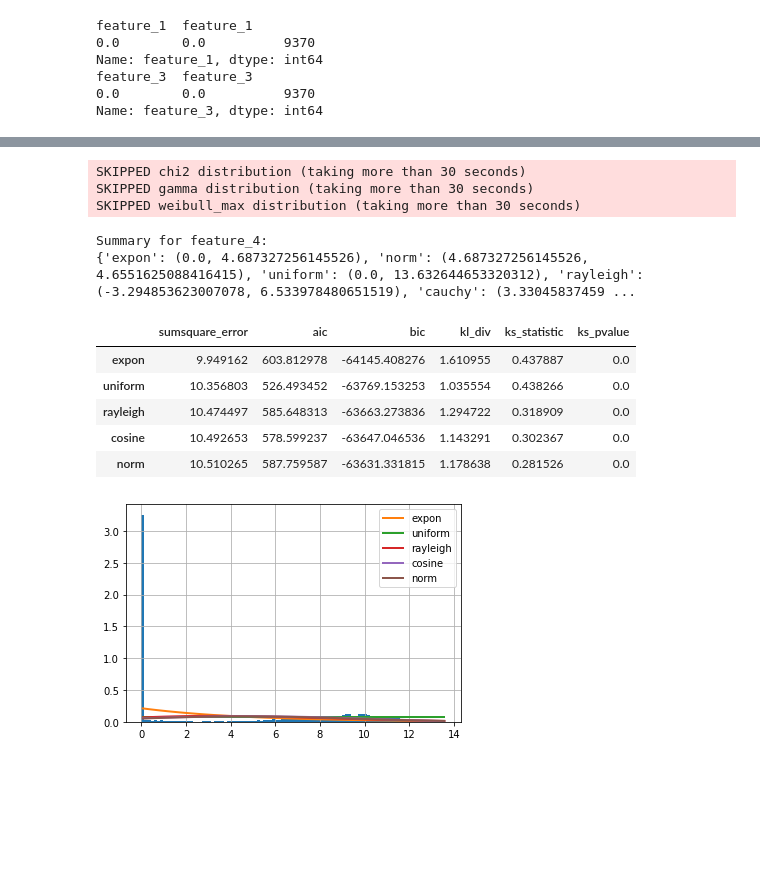
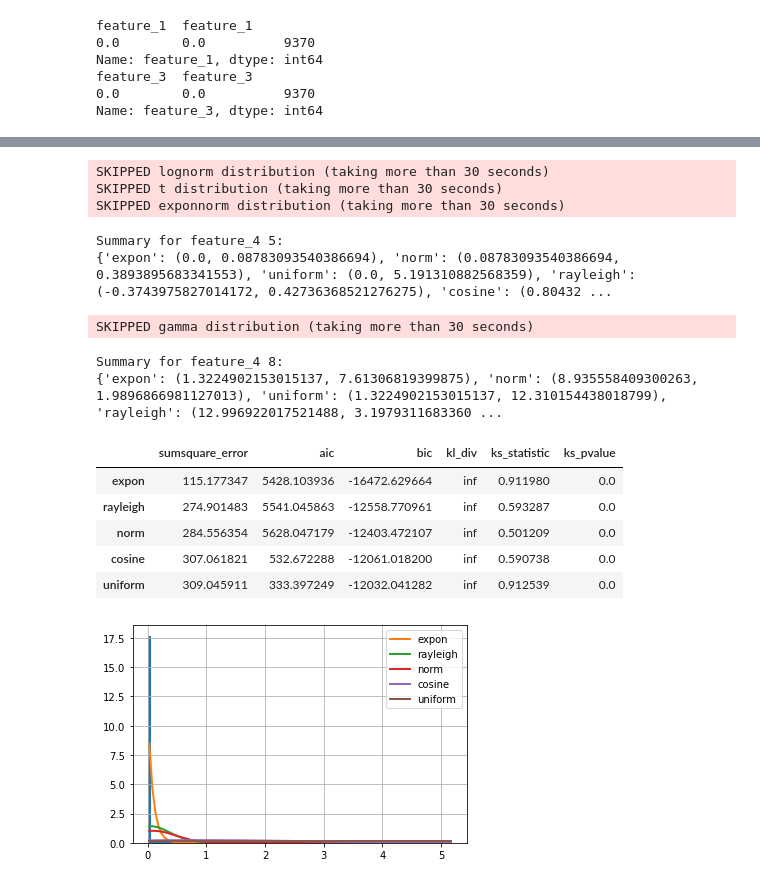
Before and after one commit to jnshzk/CCM_project, a Jupyter notebook: distributions-Fitter.ipynb, the cells around one changed output, grey strips where cells are left out. Drawn from its saved outputs; the diff is of its cells as text; code cells hidden in the pictures; blank space fills up the shorter version.

```diff
--- a/distributions-Fitter.ipynb
+++ b/distributions-Fitter.ipynb
@@ -40,12 +40,17 @@ distributions_set.extend(['arcsine', 'cosine', 'expon', 'weibull_max', 'weibull_
                           'dweibull', 't', 'pareto', 'exponnorm', 'lognorm',
                          "norm", "exponweib", "weibull_max", "weibull_min", "pareto", "genextreme"])
 # %%
-data = df['feature_2']
-f = Fitter(data, distributions = distributions_set)
-f.fit()
+data5 = df[df['label']==5]['feature_2']
+data8 = df[df['label']==8]['feature_2']
+f5 = Fitter(data5, distributions = distributions_set)
+f5.fit()
 print(f"Summary for feature_2:")
-print(f.fitted_param)
-f.summary()
+print(f5.fitted_param)
+f8 = Fitter(data8, distributions = distributions_set)
+f8.fit()
+print(f"Summary for feature_2:")
+print(f8.fitted_param)
+f5.summary()
 # %% [output]
 SKIPPED exponpow distribution (taking more than 30 seconds)
 SKIPPED gamma distribution (taking more than 30 seconds)
@@ -66,20 +86,28 @@ Summary for feature_2:
 # %%
-data = df['feature_4']
-f = Fitter(data, distributions = distributions_set)
-f.fit()
-print(f"Summary for feature_4:")
-print(f.fitted_param)
-f.summary()
+data5 = df[df['label']==5]['feature_4']
+data8 = df[df['label']==8]['feature_4']
+f5 = Fitter(data5, distributions = distributions_set)
+f5.fit()
+print(f"Summary for feature_4 5:")
+print(f5.fitted_param)
+f8 = Fitter(data8, distributions = distributions_set)
+f8.fit()
+print(f"Summary for feature_4 8:")
+print(f8.fitted_param)
+f5.summary()
 # %% [output]
-SKIPPED chi2 distribution (taking more than 30 seconds)
-SKIPPED gamma distribution (taking more than 30 seconds)
-SKIPPED weibull_max distribution (taking more than 30 seconds)
+SKIPPED lognorm distribution (taking more than 30 seconds)
+SKIPPED t distribution (taking more than 30 seconds)
+SKIPPED exponnorm distribution (taking more than 30 seconds)
-Summary for feature_4:
-{'expon': (0.0, 4.687327256145526), 'norm': (4.687327256145526, 4.6551625088416415), 'uniform': (0.0, 13.632644653320312), 'rayleigh': (-3.294853623007078, 6.533978480651519), 'cauchy': (3.33045837459 ...
+Summary for feature_4 5:
+{'expon': (0.0, 0.08783093540386694), 'norm': (0.08783093540386694, 0.3893895683341553), 'uniform': (0.0, 5.191310882568359), 'rayleigh': (-0.3743975827014172, 0.42736368521276275), 'cosine': (0.80432 ...
+SKIPPED gamma distribution (taking more than 30 seconds)
+Summary for feature_4 8:
+{'expon': (1.3224902153015137, 7.61306819399875), 'norm': (8.935558409300263, 1.9896866981127013), 'uniform': (1.3224902153015137, 12.310154438018799), 'rayleigh': (12.996922017521488, 3.1979311683360 ...
 |  | sumsquare_error | aic | bic | kl_div | ks_statistic | ks_pvalue |
-| expon | 9.949162 | 603.812978 | -64145.408276 | 1.610955 | 0.437887 | 0.0 |
-| uniform | 10.356803 | 526.493452 | -63769.153253 | 1.035554 | 0.438266 | 0.0 |
-| rayleigh | 10.474497 | 585.648313 | -63663.273836 | 1.294722 | 0.318909 | 0.0 |
-| cosine | 10.492653 | 578.599237 | -63647.046536 | 1.143291 | 0.302367 | 0.0 |
-| norm | 10.510265 | 587.759587 | -63631.331815 | 1.178638 | 0.281526 | 0.0 |
+| expon | 115.177347 | 5428.103936 | -16472.629664 | inf | 0.911980 | 0.0 |
+| rayleigh | 274.901483 | 5541.045863 | -12558.770961 | inf | 0.593287 | 0.0 |
+| norm | 284.556354 | 5628.047179 | -12403.472107 | inf | 0.501209 | 0.0 |
+| cosine | 307.061821 | 532.672288 | -12061.018200 | inf | 0.590738 | 0.0 |
+| uniform | 309.045911 | 333.397249 | -12032.041282 | inf | 0.912539 | 0.0 |
-[figure, old version]
+[figure, new version]
```
Also changed, not shown: parts of 17 cells of this notebook.
